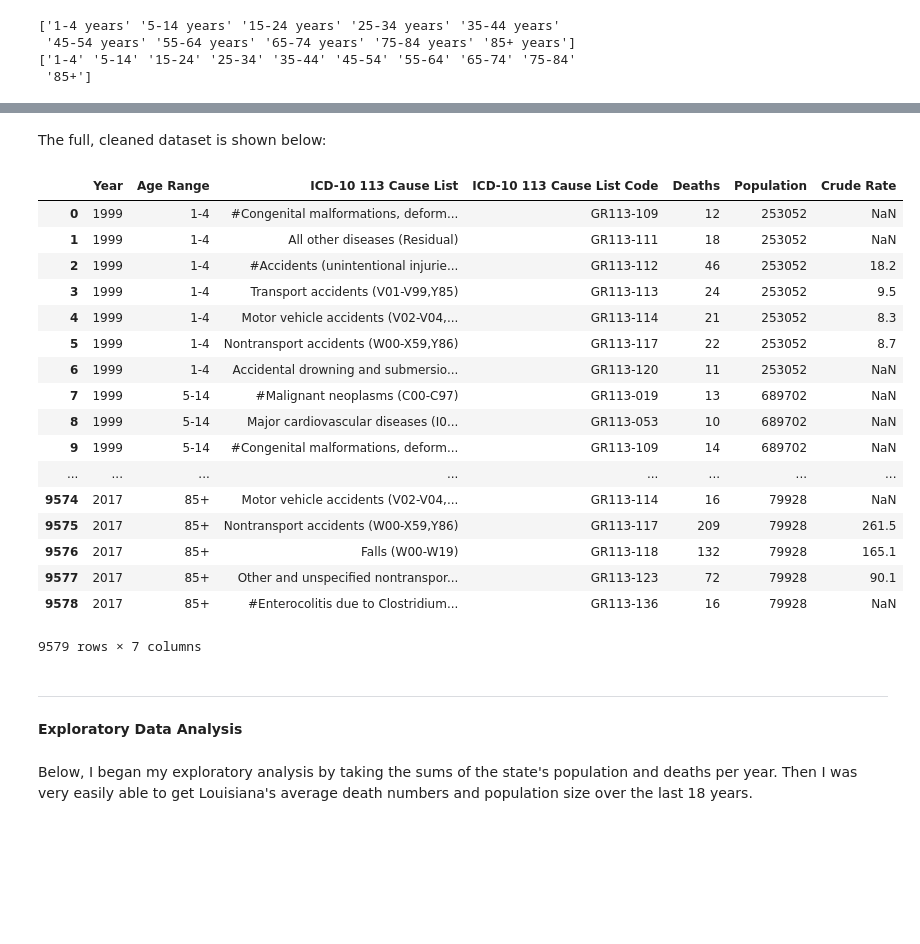
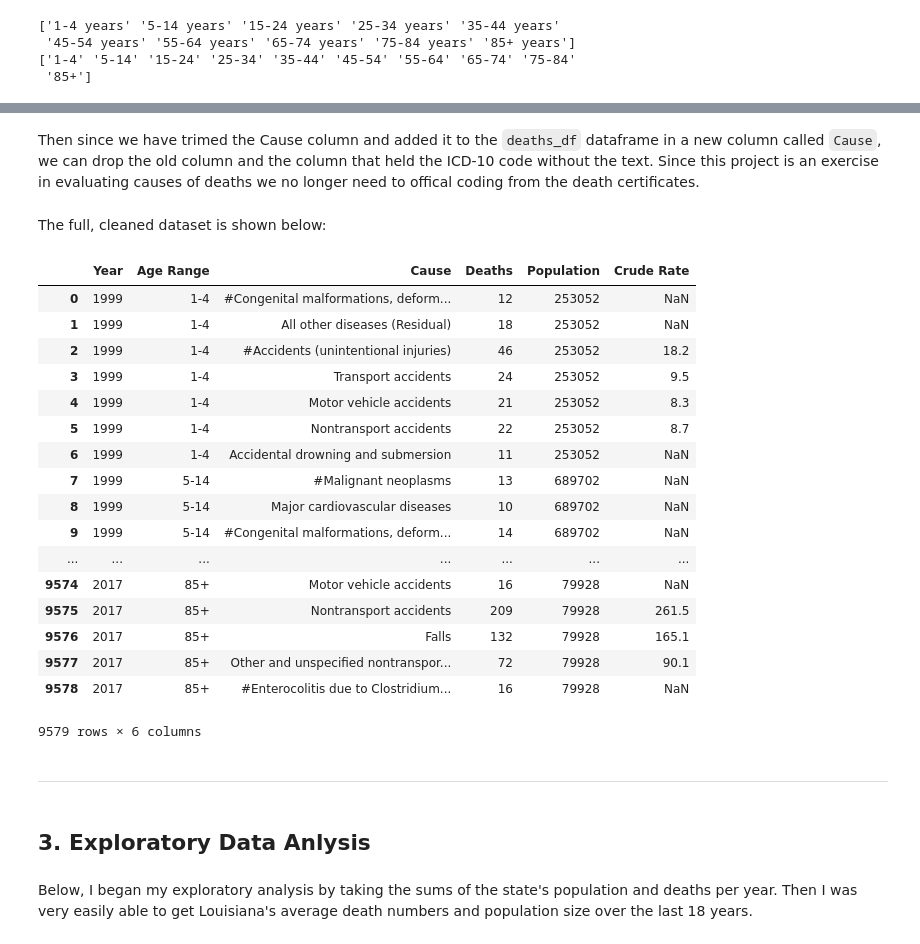
Before and after one commit to ajasica/ajasica.github.io, a Jupyter notebook: Final Tutorial.ipynb, the cells around one changed output, grey strips where cells are left out. Cells and saved outputs as stored; diff of their text form; code cells hidden in the pictures; blank space fills up the shorter version.

```diff
--- a/Final Tutorial.ipynb
+++ b/Final Tutorial.ipynb
@@ -120,30 +157,38 @@ deaths_df.rename(columns={"Ten-Year Age Groups Code" : "Age Range"}, inplace=Tru
+# %%
+for index, row in deaths_df.iterrows():
+    deaths_df.loc[index, "Cause"] = re.sub(r'\W\(\*?\D\d{2}.*|\,\)', '', row["ICD-10 113 Cause List"])
+# %% [markdown]
+Then since we have trimed the Cause column and added it to the `deaths_df` dataframe in a new column called `Cause`, we can drop the old column and the column that held the ICD-10 code without the text. Since this project is an exercise in evaluating causes of deaths we no longer need to offical coding from the death certificates.
+# %%
+deaths = deaths_df.drop(["ICD-10 113 Cause List Code", "ICD-10 113 Cause List"], axis=1)
 # %% [markdown]
 The full, cleaned dataset is shown below:
-# %%
-deaths_df
-# %% [output]
-|  | Year | Age Range | ICD-10 113 Cause List | ICD-10 113 Cause List Code | Deaths | Population | Crude Rate |
-| 0 | 1999 | 1-4 | #Congenital malformations, deform... | GR113-109 | 12 | 253052 | NaN |
-| 1 | 1999 | 1-4 | All other diseases (Residual) | GR113-111 | 18 | 253052 | NaN |
-| 2 | 1999 | 1-4 | #Accidents (unintentional injurie... | GR113-112 | 46 | 253052 | 18.2 |
-| 3 | 1999 | 1-4 | Transport accidents (V01-V99,Y85) | GR113-113 | 24 | 253052 | 9.5 |
-| 4 | 1999 | 1-4 | Motor vehicle accidents (V02-V04,... | GR113-114 | 21 | 253052 | 8.3 |
-| 5 | 1999 | 1-4 | Nontransport accidents (W00-X59,Y86) | GR113-117 | 22 | 253052 | 8.7 |
-| 6 | 1999 | 1-4 | Accidental drowning and submersio... | GR113-120 | 11 | 253052 | NaN |
-| 7 | 1999 | 5-14 | #Malignant neoplasms (C00-C97) | GR113-019 | 13 | 689702 | NaN |
-| 8 | 1999 | 5-14 | Major cardiovascular diseases (I0... | GR113-053 | 10 | 689702 | NaN |
-| 9 | 1999 | 5-14 | #Congenital malformations, deform... | GR113-109 | 14 | 689702 | NaN |
-| ... | ... | ... | ... | ... | ... | ... | ... |
-| 9574 | 2017 | 85+ | Motor vehicle accidents (V02-V04,... | GR113-114 | 16 | 79928 | NaN |
-| 9575 | 2017 | 85+ | Nontransport accidents (W00-X59,Y86) | GR113-117 | 209 | 79928 | 261.5 |
-| 9576 | 2017 | 85+ | Falls (W00-W19) | GR113-118 | 132 | 79928 | 165.1 |
-| 9577 | 2017 | 85+ | Other and unspecified nontranspor... | GR113-123 | 72 | 79928 | 90.1 |
-| 9578 | 2017 | 85+ | #Enterocolitis due to Clostridium... | GR113-136 | 16 | 79928 | NaN |
-9579 rows × 7 columns
+# %%
+deaths = deaths[["Year", "Age Range", "Cause", "Deaths", "Population", "Crude Rate"]]
+deaths
+# %% [output]
+|  | Year | Age Range | Cause | Deaths | Population | Crude Rate |
+| 0 | 1999 | 1-4 | #Congenital malformations, deform... | 12 | 253052 | NaN |
+| 1 | 1999 | 1-4 | All other diseases (Residual) | 18 | 253052 | NaN |
+| 2 | 1999 | 1-4 | #Accidents (unintentional injuries) | 46 | 253052 | 18.2 |
+| 3 | 1999 | 1-4 | Transport accidents | 24 | 253052 | 9.5 |
+| 4 | 1999 | 1-4 | Motor vehicle accidents | 21 | 253052 | 8.3 |
+| 5 | 1999 | 1-4 | Nontransport accidents | 22 | 253052 | 8.7 |
+| 6 | 1999 | 1-4 | Accidental drowning and submersion | 11 | 253052 | NaN |
+| 7 | 1999 | 5-14 | #Malignant neoplasms | 13 | 689702 | NaN |
+| 8 | 1999 | 5-14 | Major cardiovascular diseases | 10 | 689702 | NaN |
+| 9 | 1999 | 5-14 | #Congenital malformations, deform... | 14 | 689702 | NaN |
+| ... | ... | ... | ... | ... | ... | ... |
+| 9574 | 2017 | 85+ | Motor vehicle accidents | 16 | 79928 | NaN |
+| 9575 | 2017 | 85+ | Nontransport accidents | 209 | 79928 | 261.5 |
+| 9576 | 2017 | 85+ | Falls | 132 | 79928 | 165.1 |
+| 9577 | 2017 | 85+ | Other and unspecified nontranspor... | 72 | 79928 | 90.1 |
+| 9578 | 2017 | 85+ | #Enterocolitis due to Clostridium... | 16 | 79928 | NaN |
+9579 rows × 6 columns
 # %% [markdown]
 ---
 # %% [markdown]
-**Exploratory Data Analysis**
+## 3. Exploratory Data Anlysis
 # %% [markdown]
 Below, I began my exploratory analysis by taking the sums of the state's population and deaths per year. Then I was very easily able to get Louisiana's average death numbers and population size over the last 18 years.
 # %%
```
Also changed, not shown: parts of 31 cells of this notebook, 1 other file.
